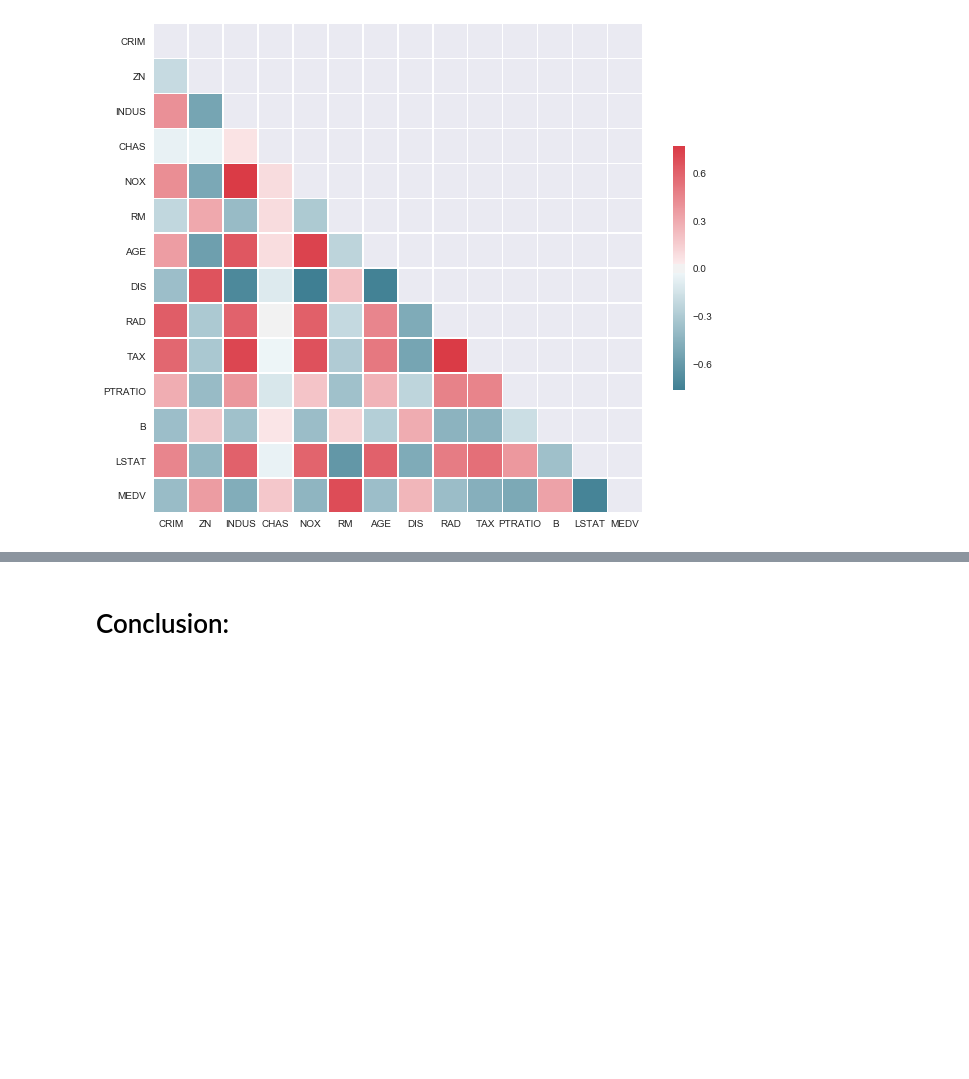
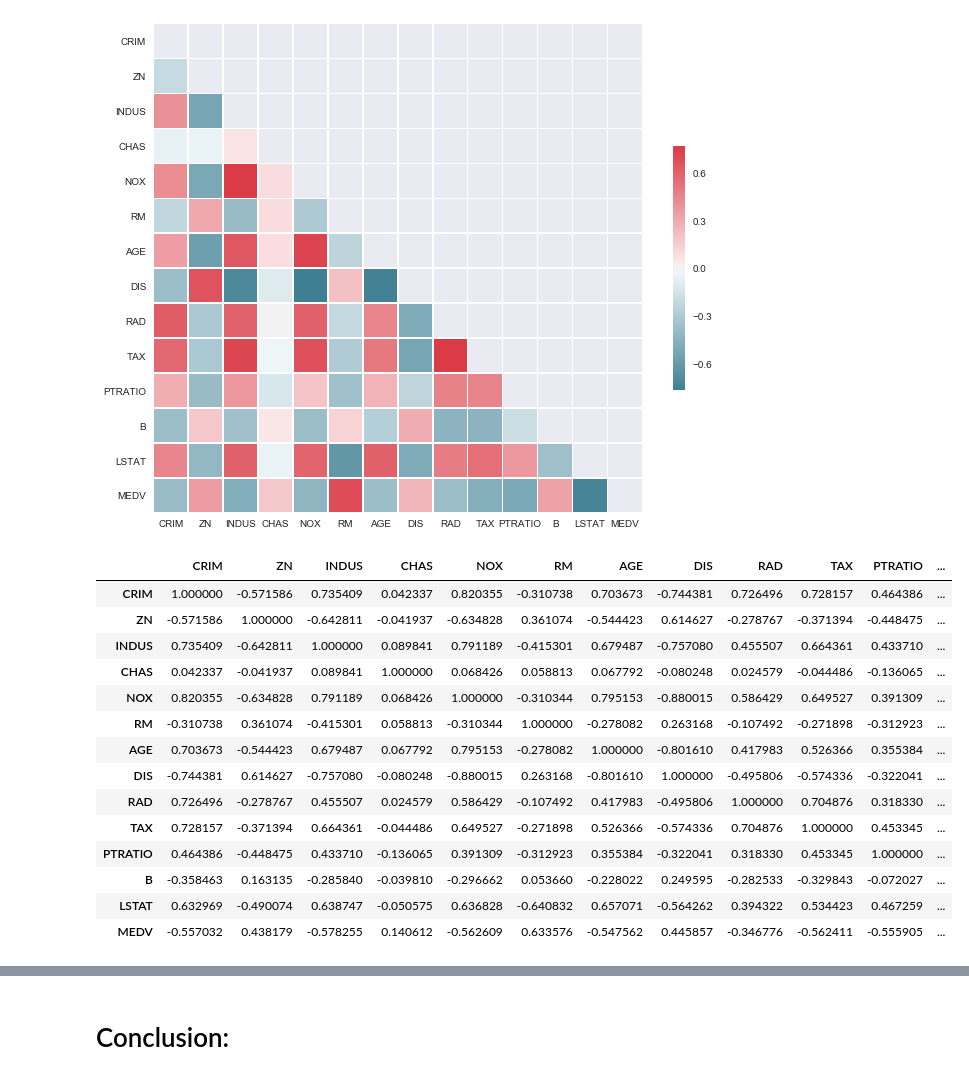
Before and after one commit to FGutierresBTS/BTS_MasterInBigData, a Jupyter notebook: Session_13_DSF/BTS_DataScienceFoundation_Session13_Correlation_Exercise2_Solution.ipynb, the cells around one changed output, grey strips where cells are left out. Saved outputs shown, nothing was run; the diff lists cells and outputs as text; code cells hidden in the pictures; blank space fills up the shorter version.

```diff
--- a/Session_13_DSF/BTS_DataScienceFoundation_Session13_Correlation_Exercise2_Solution.ipynb
+++ b/Session_13_DSF/BTS_DataScienceFoundation_Session13_Correlation_Exercise2_Solution.ipynb
@@ -152,3 +152,22 @@ sns.heatmap(corr, mask=mask, cmap=cmap, vmax=.3, center=0,
 # %% [output]
 <matplotlib.axes._subplots.AxesSubplot at 0x...>
 [figure]
+# %%
+# pairwise correlation Pearson
+df2.corr(method='spearman')
+# %% [output]
+|  | CRIM | ZN | INDUS | CHAS | NOX | RM | AGE | DIS | RAD | TAX | PTRATIO | ... |
+| CRIM | 1.000000 | -0.571586 | 0.735409 | 0.042337 | 0.820355 | -0.310738 | 0.703673 | -0.744381 | 0.726496 | 0.728157 | 0.464386 | ... |
+| ZN | -0.571586 | 1.000000 | -0.642811 | -0.041937 | -0.634828 | 0.361074 | -0.544423 | 0.614627 | -0.278767 | -0.371394 | -0.448475 | ... |
+| INDUS | 0.735409 | -0.642811 | 1.000000 | 0.089841 | 0.791189 | -0.415301 | 0.679487 | -0.757080 | 0.455507 | 0.664361 | 0.433710 | ... |
+| CHAS | 0.042337 | -0.041937 | 0.089841 | 1.000000 | 0.068426 | 0.058813 | 0.067792 | -0.080248 | 0.024579 | -0.044486 | -0.136065 | ... |
+| NOX | 0.820355 | -0.634828 | 0.791189 | 0.068426 | 1.000000 | -0.310344 | 0.795153 | -0.880015 | 0.586429 | 0.649527 | 0.391309 | ... |
+| RM | -0.310738 | 0.361074 | -0.415301 | 0.058813 | -0.310344 | 1.000000 | -0.278082 | 0.263168 | -0.107492 | -0.271898 | -0.312923 | ... |
+| AGE | 0.703673 | -0.544423 | 0.679487 | 0.067792 | 0.795153 | -0.278082 | 1.000000 | -0.801610 | 0.417983 | 0.526366 | 0.355384 | ... |
+| DIS | -0.744381 | 0.614627 | -0.757080 | -0.080248 | -0.880015 | 0.263168 | -0.801610 | 1.000000 | -0.495806 | -0.574336 | -0.322041 | ... |
+| RAD | 0.726496 | -0.278767 | 0.455507 | 0.024579 | 0.586429 | -0.107492 | 0.417983 | -0.495806 | 1.000000 | 0.704876 | 0.318330 | ... |
+| TAX | 0.728157 | -0.371394 | 0.664361 | -0.044486 | 0.649527 | -0.271898 | 0.526366 | -0.574336 | 0.704876 | 1.000000 | 0.453345 | ... |
+| PTRATIO | 0.464386 | -0.448475 | 0.433710 | -0.136065 | 0.391309 | -0.312923 | 0.355384 | -0.322041 | 0.318330 | 0.453345 | 1.000000 | ... |
+| B | -0.358463 | 0.163135 | -0.285840 | -0.039810 | -0.296662 | 0.053660 | -0.228022 | 0.249595 | -0.282533 | -0.329843 | -0.072027 | ... |
+| LSTAT | 0.632969 | -0.490074 | 0.638747 | -0.050575 | 0.636828 | -0.640832 | 0.657071 | -0.564262 | 0.394322 | 0.534423 | 0.467259 | ... |
+| MEDV | -0.557032 | 0.438179 | -0.578255 | 0.140612 | -0.562609 | 0.633576 | -0.547562 | 0.445857 | -0.346776 | -0.562411 | -0.555905 | ... |
```
Also changed, not shown: parts of 4 cells of this notebook.
